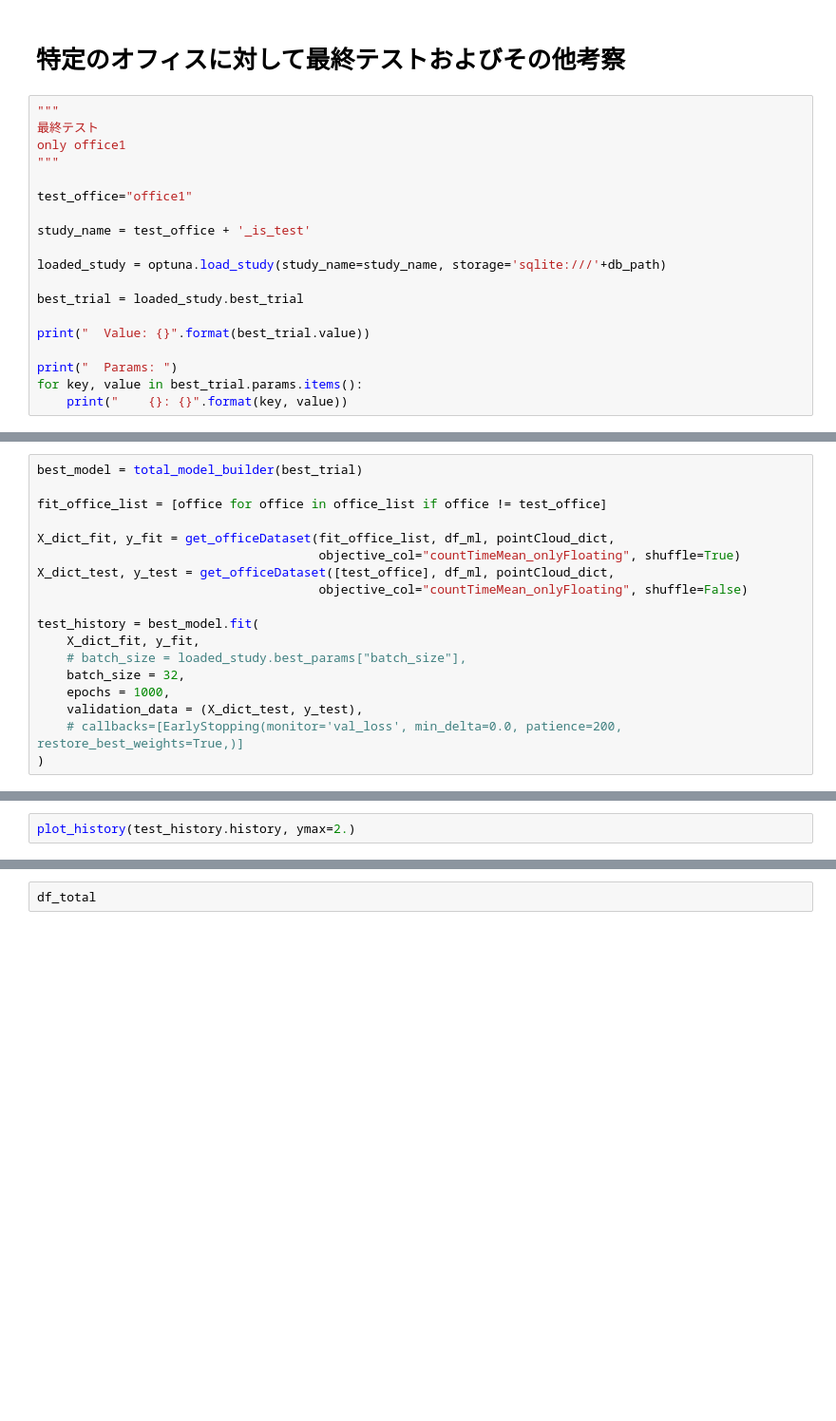
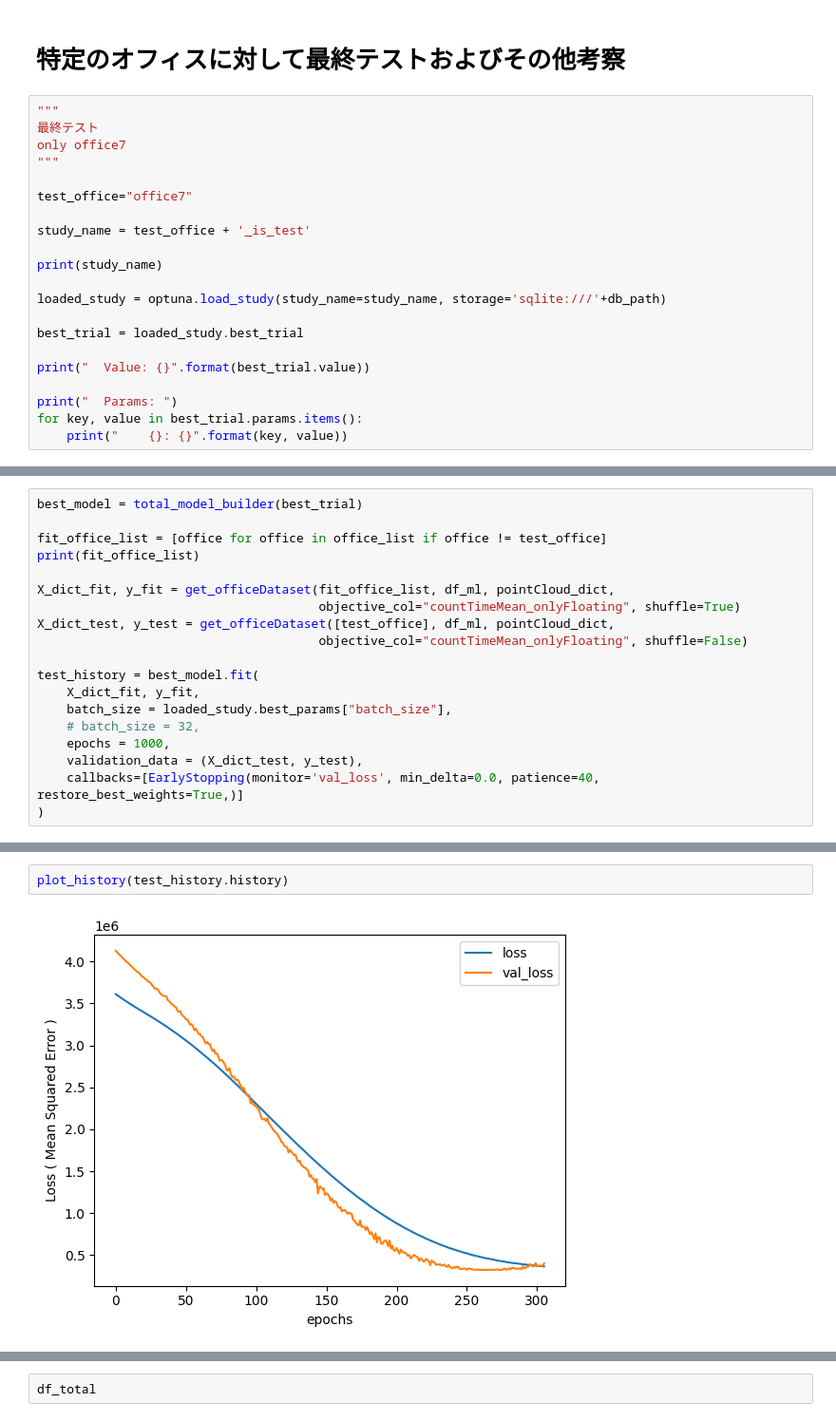
Before and after one commit to Enehentaro/MachineLearning, a Jupyter notebook: NoteBook/NumDropletsRoI/TimeMean/ctm_onlyFloating.ipynb, the cells around one changed output, grey strips where cells are left out. Shown at 95% size. Drawn from its saved outputs; the diff is of its cells as text; blank space fills up the shorter version.

```diff
--- a/NoteBook/NumDropletsRoI/TimeMean/ctm_onlyFloating.ipynb
+++ b/NoteBook/NumDropletsRoI/TimeMean/ctm_onlyFloating.ipynb
@@ -1050,12 +1198,14 @@ for test_office, result_dict in test_dict.items():
 # %%
 """
 最終テスト
-only office1
+only office7
 """
 
-test_office="office1"
+test_office="office7"
 
 study_name = test_office + '_is_test'
+
+print(study_name)
 
 loaded_study = optuna.load_study(study_name=study_name, storage='sqlite:///'+db_path)
 
@@ -1074,6 +1235,7 @@ keras.utils.plot_model(best_model, show_shapes=True)
 best_model = total_model_builder(best_trial)
 
 fit_office_list = [office for office in office_list if office != test_office]
+print(fit_office_list)
 
 X_dict_fit, y_fit = get_officeDataset(fit_office_list, df_ml, pointCloud_dict,
                                       objective_col="countTimeMean_onlyFloating", shuffle=True)
@@ -1082,9 +1244,9 @@ X_dict_test, y_test = get_officeDataset([test_office], df_ml, pointCloud_dict,
 
 test_history = best_model.fit(
     X_dict_fit, y_fit,
-    # batch_size = loaded_study.best_params["batch_size"],
-    batch_size = 32,
+    batch_size = loaded_study.best_params["batch_size"],
+    # batch_size = 32,
     epochs = 1000,
     validation_data = (X_dict_test, y_test),
-    # callbacks=[EarlyStopping(monitor='val_loss', min_delta=0.0, patience=200, restore_best_weights=True,)]
+    callbacks=[EarlyStopping(monitor='val_loss', min_delta=0.0, patience=40, restore_best_weights=True,)]
 )
@@ -1091,2 +1271,4 @@ test_history = best_model.fit(
 # %%
-plot_history(test_history.history, ymax=2.)
+plot_history(test_history.history)
+# %% [output]
+[figure, added]
```
Also changed, not shown: parts of 25 cells of this notebook, 8 other files.
